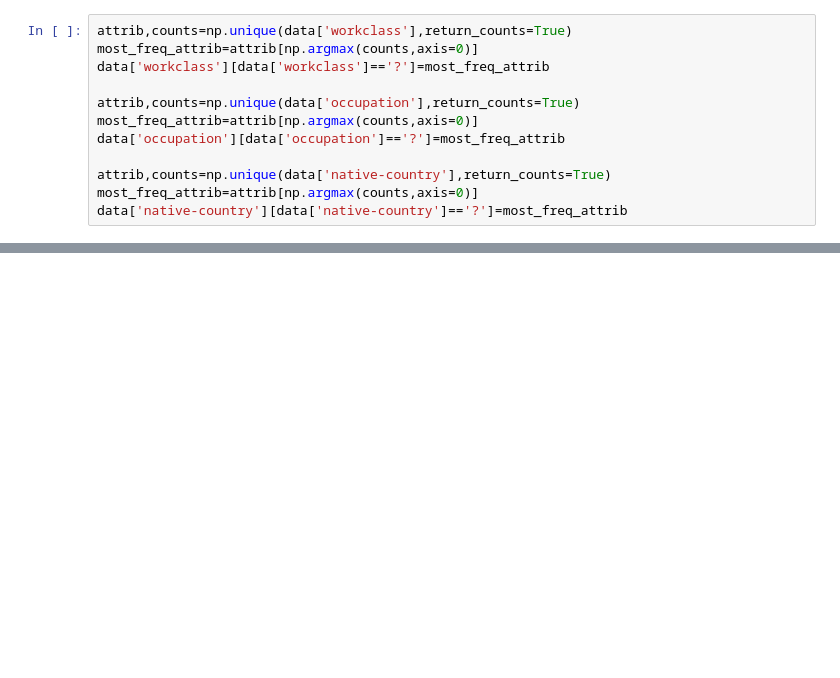
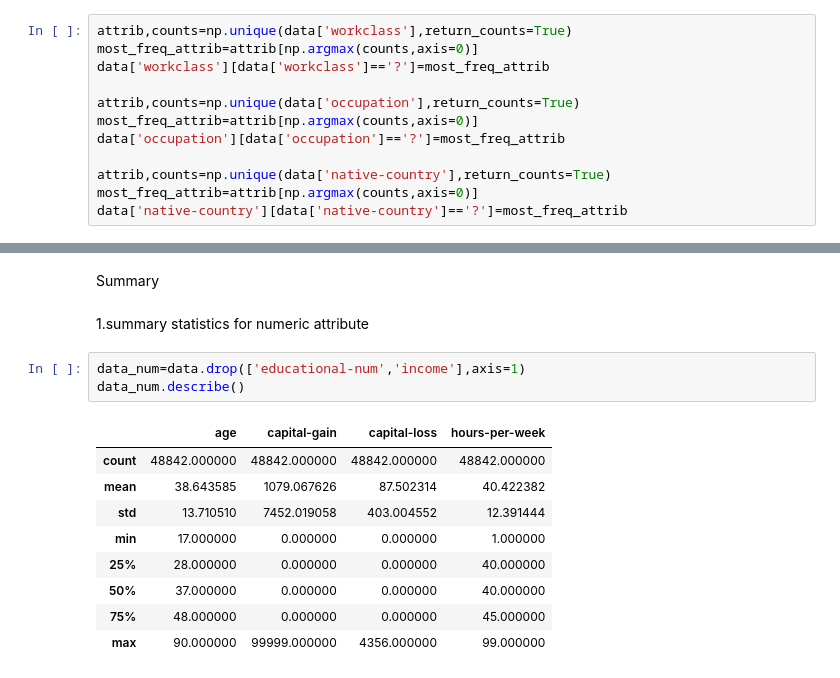
Before and after one commit to dinesh16adh/Data-Science-Projects., a Jupyter notebook: simple_eda_on_income_data.ipynb, the cells around one changed output, grey strips where cells are left out. Drawn from its saved outputs; the diff is of its cells as text; blank space fills up the shorter version.

Commit message:
summary

```diff
--- a/simple_eda_on_income_data.ipynb
+++ b/simple_eda_on_income_data.ipynb
@@ -85,0 +114,17 @@ data['native-country'][data['native-country']=='?']=most_freq_attrib
+# %% [markdown]
+Summary
+# %% [markdown]
+1.summary statistics for numeric attribute
+# %%
+data_num=data.drop(['educational-num','income'],axis=1)
+data_num.describe()
+# %% [output]
+|  | age | capital-gain | capital-loss | hours-per-week |
+| count | 48842.000000 | 48842.000000 | 48842.000000 | 48842.000000 |
+| mean | 38.643585 | 1079.067626 | 87.502314 | 40.422382 |
+| std | 13.710510 | 7452.019058 | 403.004552 | 12.391444 |
+| min | 17.000000 | 0.000000 | 0.000000 | 1.000000 |
+| 25% | 28.000000 | 0.000000 | 0.000000 | 40.000000 |
+| 50% | 37.000000 | 0.000000 | 0.000000 | 40.000000 |
+| 75% | 48.000000 | 0.000000 | 0.000000 | 45.000000 |
+| max | 90.000000 | 99999.000000 | 4356.000000 | 99.000000 |
```
Also changed, not shown: parts of 6 cells of this notebook.
